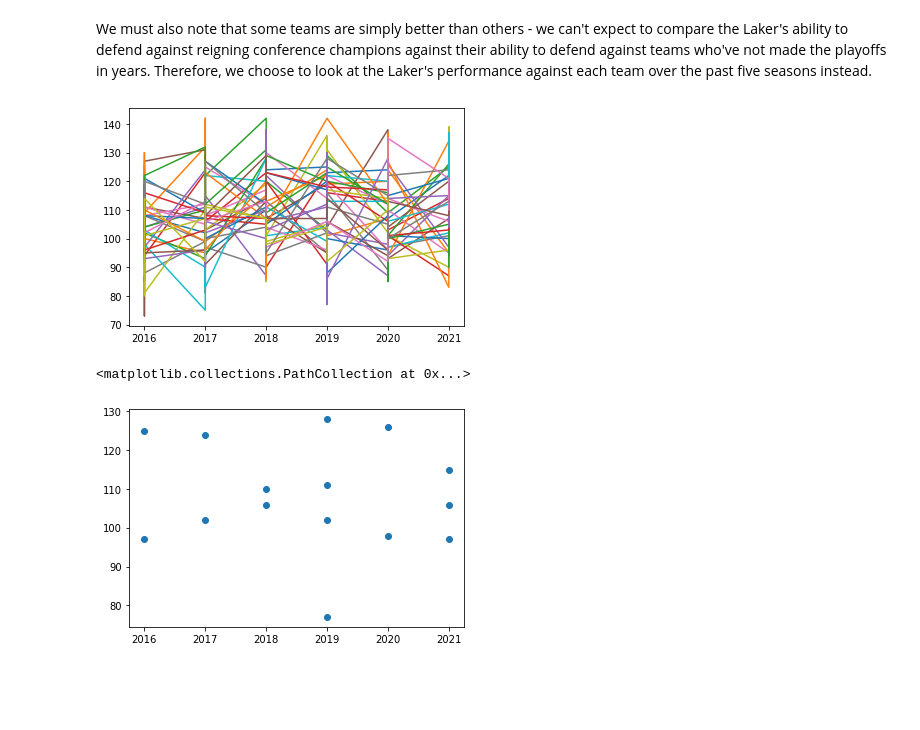
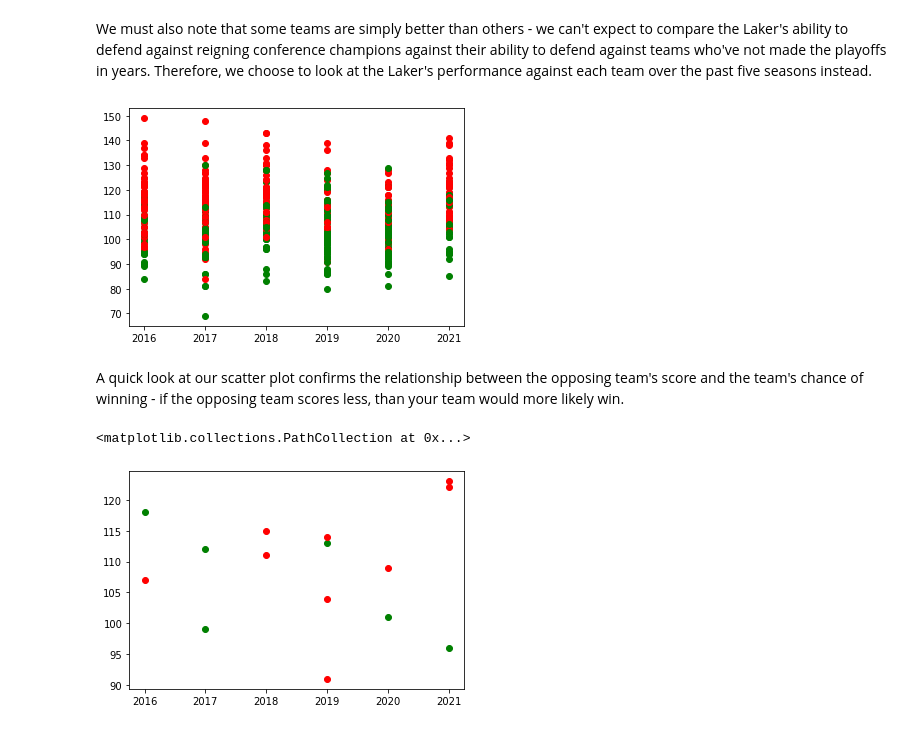
Before and after one commit to andrewyuantw/LakersAnalysis, a Jupyter notebook: Code/Defense.ipynb, the cells around one changed output. Drawn from its saved outputs; the diff is of its cells as text; code cells hidden in the pictures; blank space fills up the shorter version.

```diff
--- a/Code/Defense.ipynb
+++ b/Code/Defense.ipynb
@@ -134,18 +134,26 @@ We must also note that some teams are simply better than others - we can't expec
 # %%
 import matplotlib.pyplot as plt
 
 team_names = cleaned_lakers["OPPOSING_TEAM_ID"].unique()
 
 for team_name in team_names:
     curr_df = cleaned_lakers[cleaned_lakers["OPPOSING_TEAM_ID"] == team_name]
-    plt.plot(curr_df["SEASON"], curr_df["OPPOSING_PTS"])
+    wins_df = curr_df[curr_df["LAKERS_WIN"] == 1]
+    lose_df = curr_df[curr_df["LAKERS_WIN"] == 0]
+    plt.scatter(wins_df["SEASON"], wins_df["OPPOSING_PTS"], color = 'green')
+    plt.scatter(lose_df["SEASON"], lose_df["OPPOSING_PTS"], color = 'red')
 # %% [output]
-[figure, old version]
+[figure, new version]
+# %% [markdown]
+A quick look at our scatter plot confirms the relationship between the opposing team's score and the team's chance of winning - if the opposing team scores less, than your team would more likely win.
 # %%
 NETS_TEAM_ID = 1610612751
 
 curr_df = cleaned_lakers[cleaned_lakers["OPPOSING_TEAM_ID"] == NETS_TEAM_ID]
-plt.scatter(curr_df["SEASON"], curr_df["OPPOSING_PTS"])
+wins_df = curr_df[curr_df["LAKERS_WIN"] == 1]
+lose_df = curr_df[curr_df["LAKERS_WIN"] == 0]
+plt.scatter(wins_df["SEASON"], wins_df["OPPOSING_PTS"], color = 'green')
+plt.scatter(lose_df["SEASON"], lose_df["OPPOSING_PTS"], color = 'red')
 # %% [output]
 <matplotlib.collections.PathCollection at 0x...>
-[figure, old version]
+[figure, new version]
```
Also changed, not shown: parts of 2 cells of this notebook.
